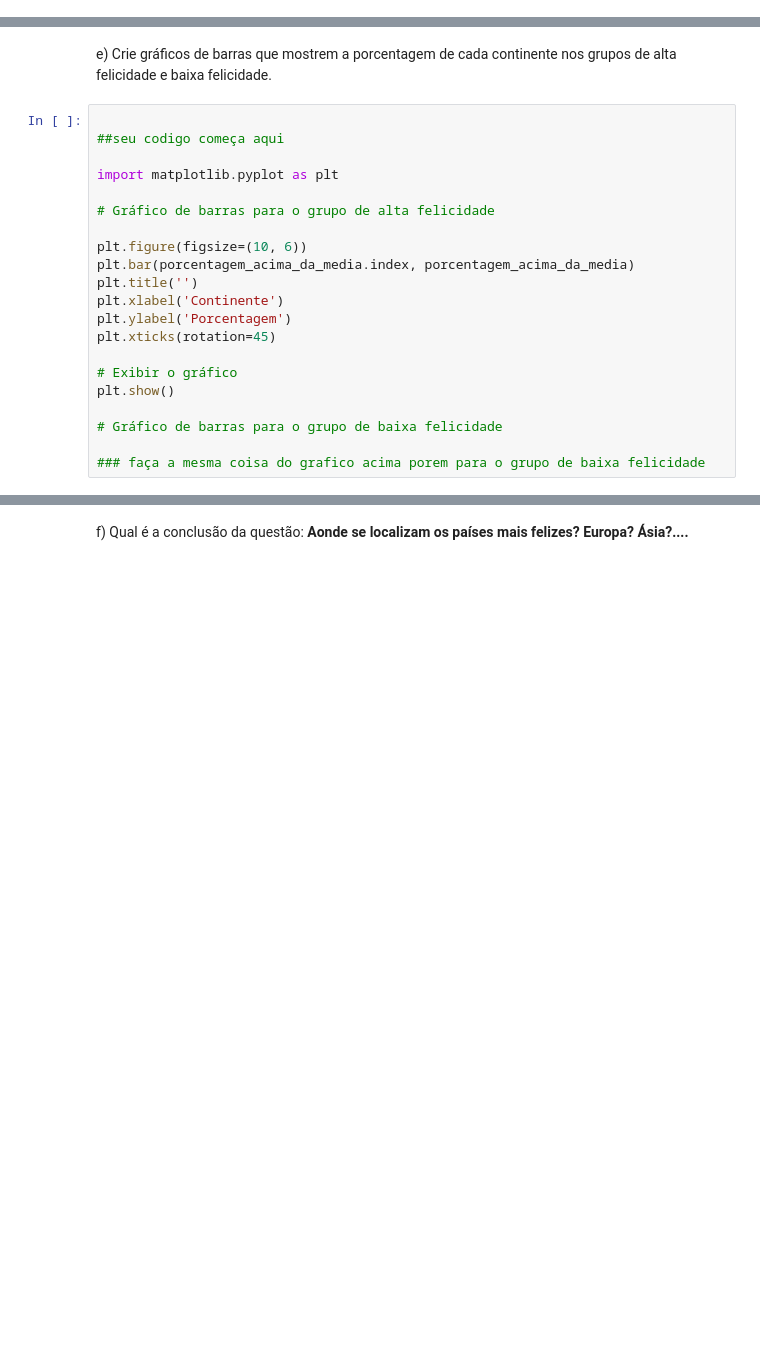
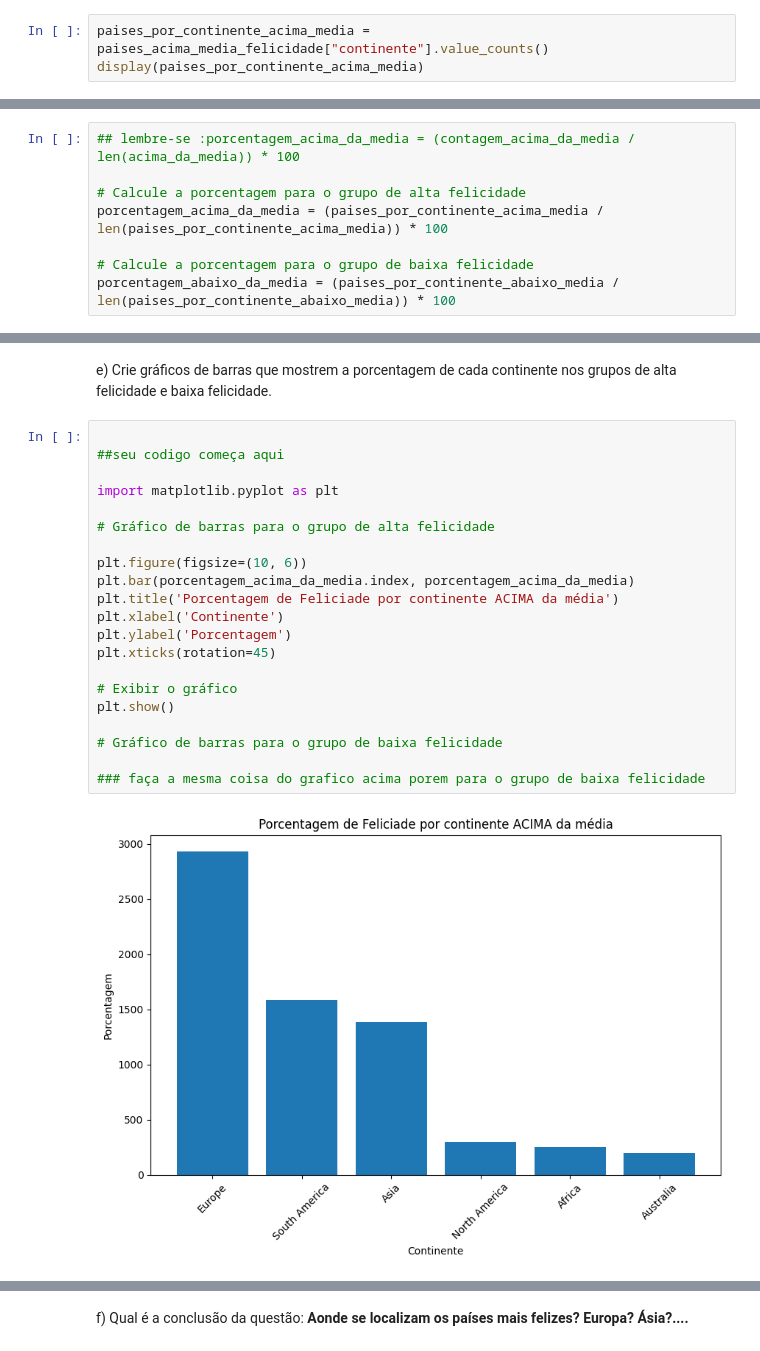
Before and after one commit to tiagocazali/FEAdev, a Jupyter notebook: Lista_5.ipynb, the cells around one changed output, grey strips where cells are left out. Saved outputs shown, nothing was run; the diff lists cells and outputs as text; blank space fills up the shorter version.

```diff
--- a/Lista_5.ipynb
+++ b/Lista_5.ipynb
@@ -499,3 +485,6 @@ Asia             139
 Europe            52
 South America     25
 Name: count, dtype: int64
+# %%
+paises_por_continente_acima_media = paises_acima_media_felicidade["continente"].value_counts()
+display(paises_por_continente_acima_media)
@@ -507,0 +502,8 @@ d) Calcule a porcentagem que cada continente representa em relação ao total de
+# %%
+## lembre-se :porcentagem_acima_da_media = (contagem_acima_da_media / len(acima_da_media)) * 100
+
+# Calcule a porcentagem para o grupo de alta felicidade
+porcentagem_acima_da_media = (paises_por_continente_acima_media / len(paises_por_continente_acima_media)) * 100
+
+# Calcule a porcentagem para o grupo de baixa felicidade
+porcentagem_abaixo_da_media = (paises_por_continente_abaixo_media / len(paises_por_continente_abaixo_media)) * 100
@@ -510,21 +523,23 @@ e) Crie gráficos de barras que mostrem a porcentagem de cada continente nos gru
 # %%
 
 ##seu codigo começa aqui
 
 import matplotlib.pyplot as plt
 
 # Gráfico de barras para o grupo de alta felicidade
 
 plt.figure(figsize=(10, 6))
 plt.bar(porcentagem_acima_da_media.index, porcentagem_acima_da_media)
-plt.title('')
+plt.title('Porcentagem de Feliciade por continente ACIMA da média')
 plt.xlabel('Continente')
 plt.ylabel('Porcentagem')
 plt.xticks(rotation=45)
 
 # Exibir o gráfico
 plt.show()
 
 # Gráfico de barras para o grupo de baixa felicidade
 
 ### faça a mesma coisa do grafico acima porem para o grupo de baixa felicidade
+# %% [output]
+[figure, added]
```
Also changed, not shown: parts of 7 cells of this notebook.
